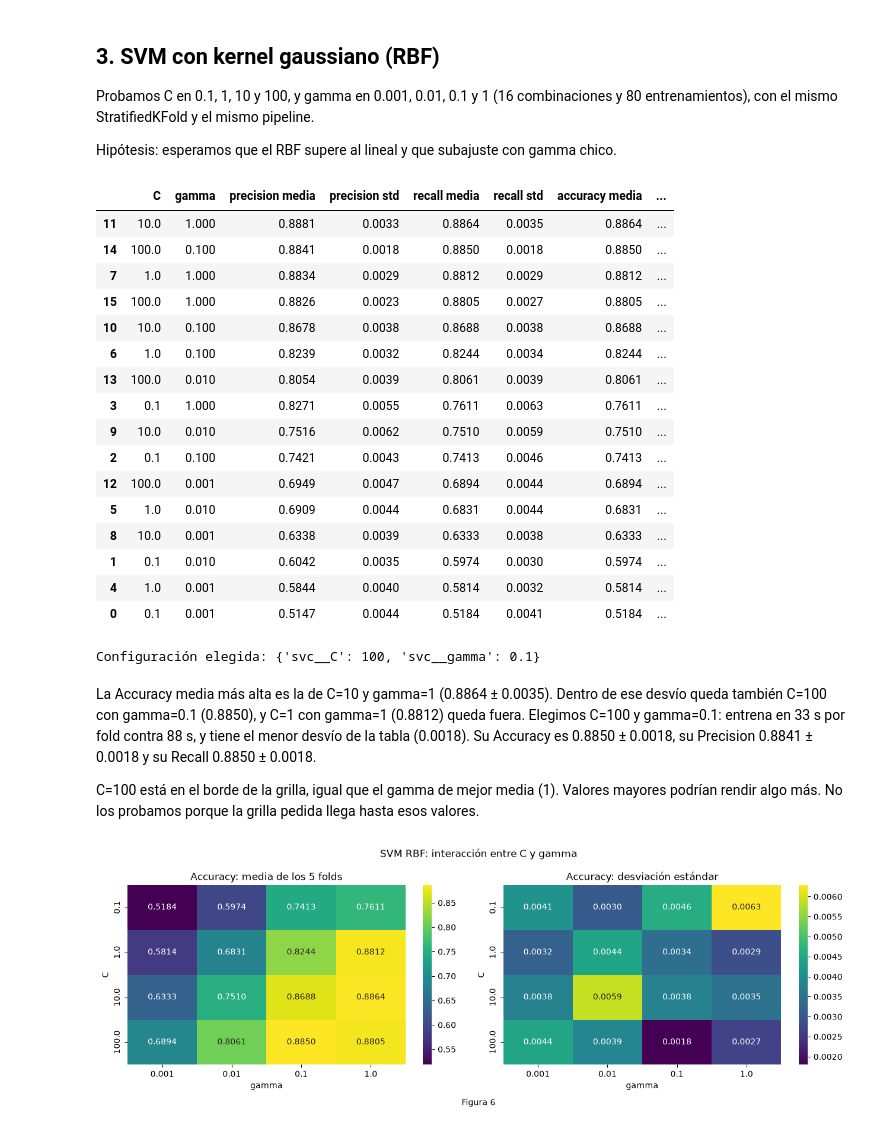
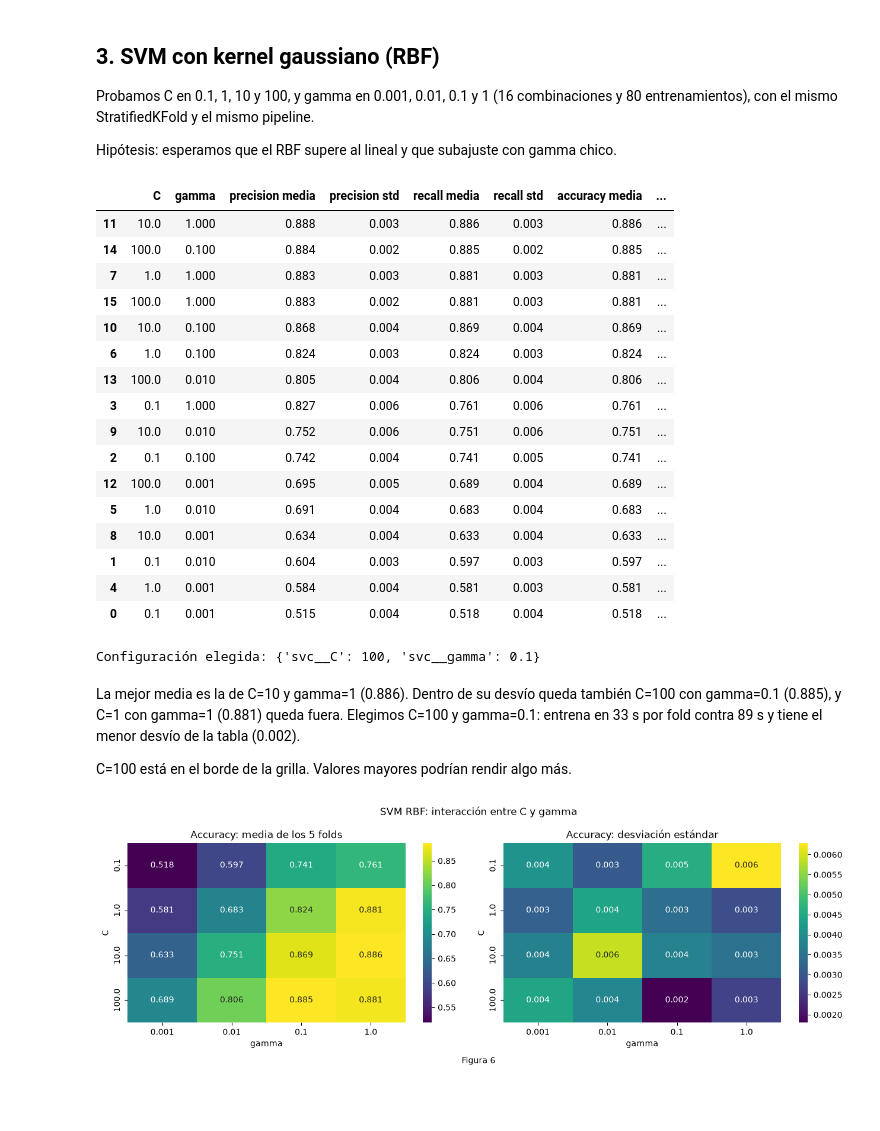
Before and after one commit to winttita/TP_MD_Frank_Winter, a Jupyter notebook: TP3/TP3_MD_Frank_Winter.ipynb, the cells around one changed output. Saved outputs shown, nothing was run; the diff lists cells and outputs as text; code cells hidden in the pictures; blank space fills up the shorter version.

```diff
--- a/TP3/TP3_MD_Frank_Winter.ipynb
+++ b/TP3/TP3_MD_Frank_Winter.ipynb
@@ -368,8 +348,15 @@ grid_lineal = GridSearchCV(make_pipeline(StandardScaler(), SVC(kernel="linear",
                            {"svc__C": [0.01, 0.1, 1, 10, 100]},
                            cv=skf, scoring=scoring, refit=mas_rapida, n_jobs=-1)
 grid_lineal.fit(X, y)
-res_lineal = resumen(grid_lineal)
-display(res_lineal.round(4))
+
+# Armo la tabla con la media y el desvío de cada métrica en los 5 folds
+res = pd.DataFrame(grid_lineal.cv_results_)
+res_lineal = pd.DataFrame({"C": res["param_svc__C"]})
+for m in scoring:
+    res_lineal[m + " media"] = res["mean_test_" + m]
+    res_lineal[m + " std"] = res["std_test_" + m]
+res_lineal["tiempo de fit (s)"] = res["mean_fit_time"]
+display(res_lineal.round(3))
 print("Configuración elegida:", grid_lineal.best_params_)
 # %% [output]
 |  | C | precision media | precision std | recall media | recall std | accuracy media | accuracy std | ... |
@@ -408,35 +395,42 @@ Hipótesis: esperamos que el RBF supere al lineal y que subajuste con gamma chic
 # %%
 # Busco C y gamma con GridSearchCV (16 combinaciones) sobre todo el conjunto limpio
 param_rbf = {"svc__C": [0.1, 1, 10, 100], "svc__gamma": [0.001, 0.01, 0.1, 1]}
 grid_rbf = GridSearchCV(make_pipeline(StandardScaler(), SVC(kernel="rbf", random_state=SEED)),
                         param_rbf, cv=skf, scoring=scoring, refit=mas_rapida, n_jobs=-1)
 grid_rbf.fit(X, y)
-res_rbf = resumen(grid_rbf)
-display(res_rbf.sort_values("accuracy media", ascending=False).round(4))
+
+# Armo la tabla con la media y el desvío de cada métrica en los 5 folds
+res = pd.DataFrame(grid_rbf.cv_results_)
+res_rbf = pd.DataFrame({"C": res["param_svc__C"], "gamma": res["param_svc__gamma"]})
+for m in scoring:
+    res_rbf[m + " media"] = res["mean_test_" + m]
+    res_rbf[m + " std"] = res["std_test_" + m]
+res_rbf["tiempo de fit (s)"] = res["mean_fit_time"]
+display(res_rbf.sort_values("accuracy media", ascending=False).round(3))
 print("Configuración elegida:", grid_rbf.best_params_)
 # %% [output]
 |  | C | gamma | precision media | precision std | recall media | recall std | accuracy media | ... |
-| 11 | 10.0 | 1.000 | 0.8881 | 0.0033 | 0.8864 | 0.0035 | 0.8864 | ... |
-| 14 | 100.0 | 0.100 | 0.8841 | 0.0018 | 0.8850 | 0.0018 | 0.8850 | ... |
-| 7 | 1.0 | 1.000 | 0.8834 | 0.0029 | 0.8812 | 0.0029 | 0.8812 | ... |
-| 15 | 100.0 | 1.000 | 0.8826 | 0.0023 | 0.8805 | 0.0027 | 0.8805 | ... |
-| 10 | 10.0 | 0.100 | 0.8678 | 0.0038 | 0.8688 | 0.0038 | 0.8688 | ... |
-| 6 | 1.0 | 0.100 | 0.8239 | 0.0032 | 0.8244 | 0.0034 | 0.8244 | ... |
-| 13 | 100.0 | 0.010 | 0.8054 | 0.0039 | 0.8061 | 0.0039 | 0.8061 | ... |
-| 3 | 0.1 | 1.000 | 0.8271 | 0.0055 | 0.7611 | 0.0063 | 0.7611 | ... |
-| 9 | 10.0 | 0.010 | 0.7516 | 0.0062 | 0.7510 | 0.0059 | 0.7510 | ... |
-| 2 | 0.1 | 0.100 | 0.7421 | 0.0043 | 0.7413 | 0.0046 | 0.7413 | ... |
-| 12 | 100.0 | 0.001 | 0.6949 | 0.0047 | 0.6894 | 0.0044 | 0.6894 | ... |
-| 5 | 1.0 | 0.010 | 0.6909 | 0.0044 | 0.6831 | 0.0044 | 0.6831 | ... |
-| 8 | 10.0 | 0.001 | 0.6338 | 0.0039 | 0.6333 | 0.0038 | 0.6333 | ... |
-| 1 | 0.1 | 0.010 | 0.6042 | 0.0035 | 0.5974 | 0.0030 | 0.5974 | ... |
-| 4 | 1.0 | 0.001 | 0.5844 | 0.0040 | 0.5814 | 0.0032 | 0.5814 | ... |
-| 0 | 0.1 | 0.001 | 0.5147 | 0.0044 | 0.5184 | 0.0041 | 0.5184 | ... |
+| 11 | 10.0 | 1.000 | 0.888 | 0.003 | 0.886 | 0.003 | 0.886 | ... |
+| 14 | 100.0 | 0.100 | 0.884 | 0.002 | 0.885 | 0.002 | 0.885 | ... |
+| 7 | 1.0 | 1.000 | 0.883 | 0.003 | 0.881 | 0.003 | 0.881 | ... |
+| 15 | 100.0 | 1.000 | 0.883 | 0.002 | 0.881 | 0.003 | 0.881 | ... |
+| 10 | 10.0 | 0.100 | 0.868 | 0.004 | 0.869 | 0.004 | 0.869 | ... |
+| 6 | 1.0 | 0.100 | 0.824 | 0.003 | 0.824 | 0.003 | 0.824 | ... |
+| 13 | 100.0 | 0.010 | 0.805 | 0.004 | 0.806 | 0.004 | 0.806 | ... |
+| 3 | 0.1 | 1.000 | 0.827 | 0.006 | 0.761 | 0.006 | 0.761 | ... |
+| 9 | 10.0 | 0.010 | 0.752 | 0.006 | 0.751 | 0.006 | 0.751 | ... |
+| 2 | 0.1 | 0.100 | 0.742 | 0.004 | 0.741 | 0.005 | 0.741 | ... |
+| 12 | 100.0 | 0.001 | 0.695 | 0.005 | 0.689 | 0.004 | 0.689 | ... |
+| 5 | 1.0 | 0.010 | 0.691 | 0.004 | 0.683 | 0.004 | 0.683 | ... |
+| 8 | 10.0 | 0.001 | 0.634 | 0.004 | 0.633 | 0.004 | 0.633 | ... |
+| 1 | 0.1 | 0.010 | 0.604 | 0.003 | 0.597 | 0.003 | 0.597 | ... |
+| 4 | 1.0 | 0.001 | 0.584 | 0.004 | 0.581 | 0.003 | 0.581 | ... |
+| 0 | 0.1 | 0.001 | 0.515 | 0.004 | 0.518 | 0.004 | 0.518 | ... |
 Configuración elegida: {'svc__C': 100, 'svc__gamma': 0.1}
 # %% [markdown]
-La Accuracy media más alta es la de C=10 y gamma=1 (0.8864 ± 0.0035). Dentro de ese desvío queda también C=100 con gamma=0.1 (0.8850), y C=1 con gamma=1 (0.8812) queda fuera. Elegimos C=100 y gamma=0.1: entrena en 33 s por fold contra 88 s, y tiene el menor desvío de la tabla (0.0018). Su Accuracy es 0.8850 ± 0.0018, su Precision 0.8841 ± 0.0018 y su Recall 0.8850 ± 0.0018.
+La mejor media es la de C=10 y gamma=1 (0.886). Dentro de su desvío queda también C=100 con gamma=0.1 (0.885), y C=1 con gamma=1 (0.881) queda fuera. Elegimos C=100 y gamma=0.1: entrena en 33 s por fold contra 89 s y tiene el menor desvío de la tabla (0.002).
 
-C=100 está en el borde de la grilla, igual que el gamma de mejor media (1). Valores mayores podrían rendir algo más. No los probamos porque la grilla pedida llega hasta esos valores.
+C=100 está en el borde de la grilla. Valores mayores podrían rendir algo más.
 # %%
 # Grafico la media y el desvío de la Accuracy según C y gamma
 fig, axes = plt.subplots(1, 2, figsize=(13, 4.5))
```
Also changed, not shown: parts of 34 cells of this notebook.
